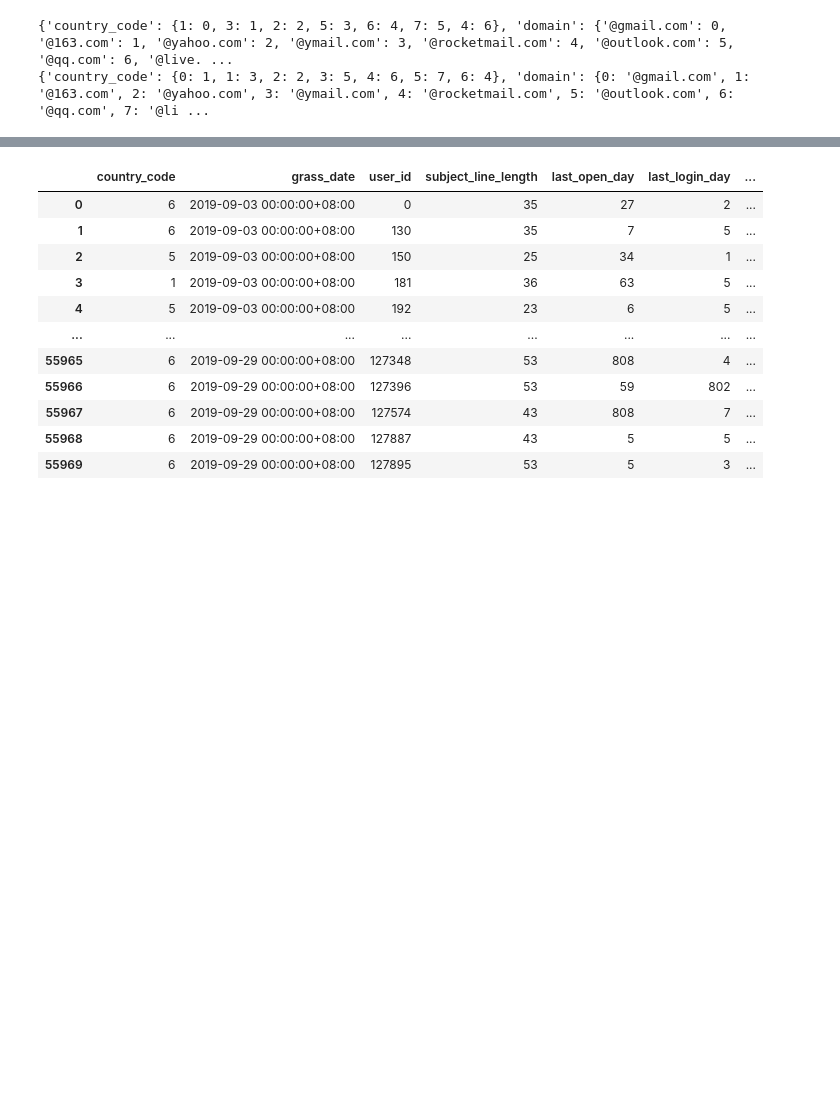
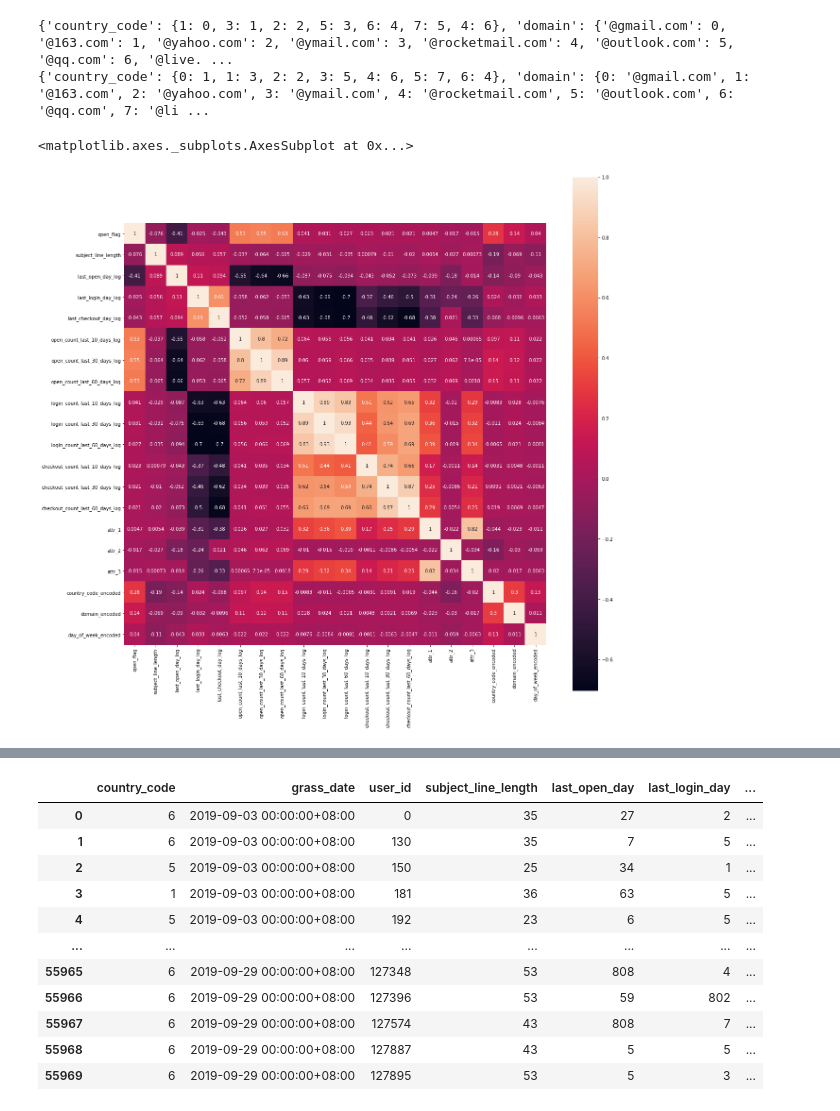
Before and after one commit to TanHaus/Shopee-CodeLeague-2020, a Jupyter notebook: marketing_analytics/training.ipynb, the cells around one changed output, grey strips where cells are left out. Cells and saved outputs as stored; diff of their text form; code cells hidden in the pictures; blank space fills up the shorter version.

```diff
--- a/marketing_analytics/training.ipynb
+++ b/marketing_analytics/training.ipynb
@@ -99,7 +82,7 @@ for x in ['country_code', 'domain', 'day_of_week']:
     all_encoders[x] = encoder
     all_decoders[x] = decoder
 
-    train_balanced[x + '_encoded'] = train_balanced[x].map(encoder)
+    train_resampled[x + '_encoded'] = train_resampled[x].map(encoder)
     test[x + '_encoded'] = test[x].map(encoder)
 
 print(all_encoders)
@@ -122 +93,23 @@ encoded_features = [
+# %%
+encoded_features = [
+    'subject_line_length',
+    'last_open_day_log','last_login_day_log', 'last_checkout_day_log',
+    'open_count_last_10_days_log', 'open_count_last_30_days_log', 'open_count_last_60_days_log',
+    'login_count_last_10_days_log', 'login_count_last_30_days_log', 'login_count_last_60_days_log',
+    'checkout_count_last_10_days_log', 'checkout_count_last_30_days_log', 'checkout_count_last_60_days_log',
+    'attr_1', 'attr_2', 'attr_3',
+    'country_code_encoded', 'domain_encoded', 'day_of_week_encoded'
+]
+# %%
+for x in encoded_features:
+    train_resampled[x] = train_resampled[x].astype(int)
+# %%
+plt.figure(figsize=(20,20))
+sns.heatmap(
+    train_resampled.loc[:, ['open_flag'] + encoded_features].corr(),
+    square=True, annot=True
+)
+# %% [output]
+<matplotlib.axes._subplots.AxesSubplot at 0x...>
+[figure, added]
 # %%
```
Also changed, not shown: parts of 14 cells of this notebook, 2 other files.
